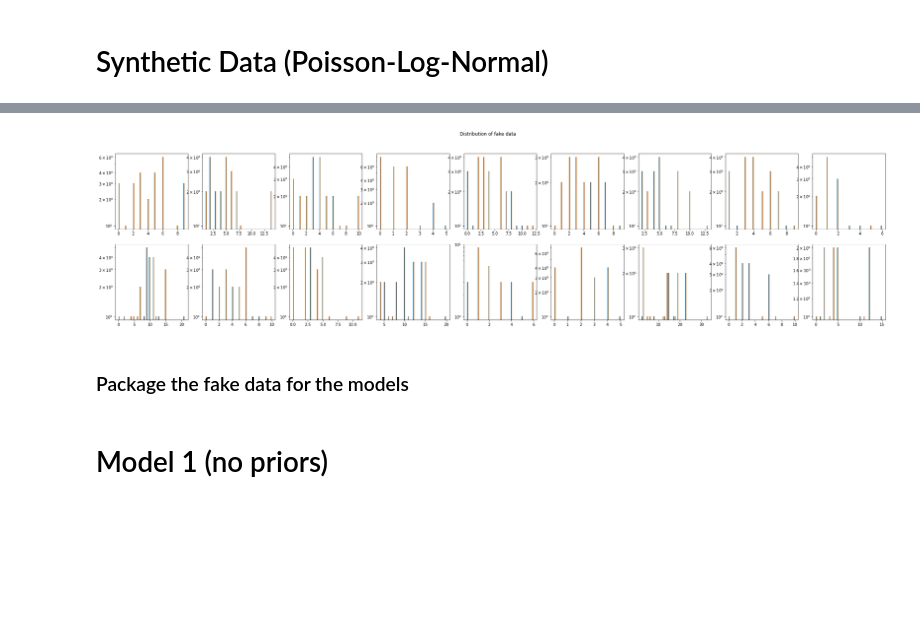
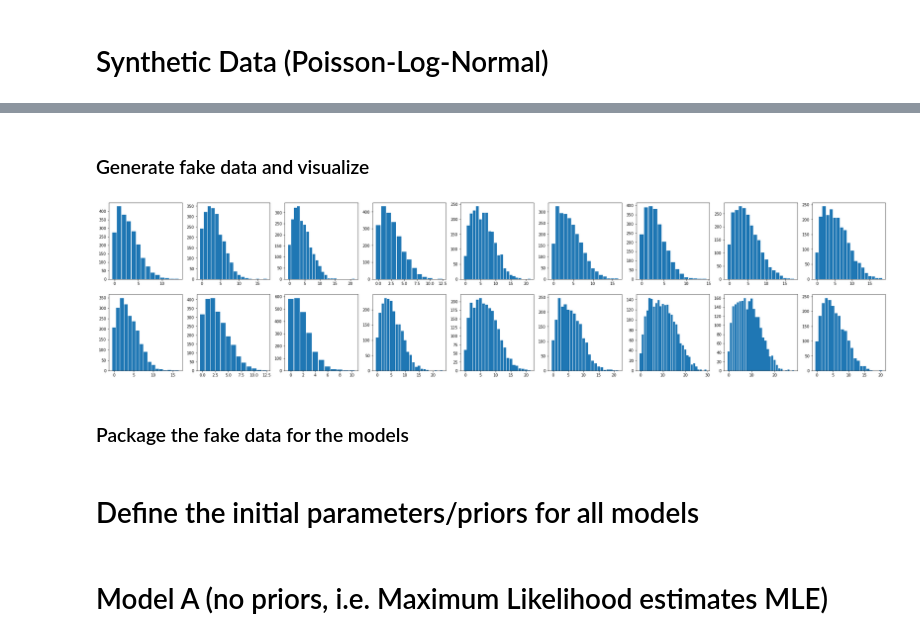
Before and after one commit to broadinstitute/tissue_purifier, a Jupyter notebook: notebooks/tp_02_validation_PYRO.ipynb, the cells around one changed output, grey strips where cells are left out. Drawn from its saved outputs; the diff is of its cells as text; code cells hidden in the pictures; blank space fills up the shorter version.

```diff
--- a/notebooks/tp_02_validation_PYRO.ipynb
+++ b/notebooks/tp_02_validation_PYRO.ipynb
@@ -65,40 +175,15 @@ axes[0].hist((tmp2, other_tmp2))
+# %% [markdown]
+### Generate fake data and visualize
 # %%
-def plot_few_gene_hist(cell_types_n, counts_ng, other_counts_ng=None, ncols=4):
-
-    assert len(cell_types_n.shape) == 1
-    assert len(counts_ng.shape) == 2
-    assert other_counts_ng is None or counts_ng.shape == other_counts_ng.shape
-    assert counts_ng.shape[0] == cell_types_n.shape[0]
-    ctypes = torch.unique(cell_types_n)
-    genes = counts_ng.shape[-1]
-
-    counts_ng = counts_ng.numpy()
-    other_counts_ng = None if other_counts_ng is None else other_counts_ng.numpy()
-
-    nrows = genes
-    ncols = len(ctypes)
-    fig, axes = plt.subplots(ncols=ncols, nrows=nrows, figsize=(4*ncols, 4*nrows))
-
-    for r in range(genes):
-        tmp = counts_ng[:,r]
-        other_tmp = None if other_counts_ng is None else other_counts_ng[:,r]
-        for c, c_type in enumerate(ctypes):
-            tmp2 = tmp[cell_types_n == c_type]
-            other_tmp2 = None if other_counts_ng is None else other_tmp[cell_types_n == c_type]
-            if other_counts_ng is not None:
-                _ = axes[r,c].hist((tmp2, other_tmp2), bins=50, density=False, log=True)
-            else:
-                _ = axes[r,c].hist(tmp2, bins=50, density=False, log=True)
-    plt.close()
-    return fig
+X_nl = torch.randn((20000,20))
+fake_data = generate_fake_data(X_nl, g=500, k=9)
 
 counts_ng = fake_data["counts_ng"]
 cell_types_n = fake_data["cell_type_ids_n"]
-fig = plot_few_gene_hist(cell_types_n, counts_ng[:,:2], counts_ng[:,:2], ncols=3)
-_ = fig.suptitle("Distribution of fake data")
+fig = plot_few_gene_hist(cell_types_n, counts_ng[:,:2])
 fig
 # %% [output]
-[figure, old version]
+[figure, new version]
 # %% [markdown]
 ### Package the fake data for the models
 # %%
@@ -107,3 +192,5 @@ fake_dataset = {
     "cell_type_codes" : fake_data["cell_type_ids_n"],
     "other_covariates" : fake_data["X_nl"]
 }
+# %% [markdown]
+# Define the initial parameters/priors for all models
@@ -110,3 +204,3 @@ fake_dataset = {
 # %% [markdown]
-# Model 1 (no priors)
+# Model A (no priors, i.e. Maximum Likelihood estimates MLE)
 # %%
```
Also changed, not shown: parts of 46 cells of this notebook.
